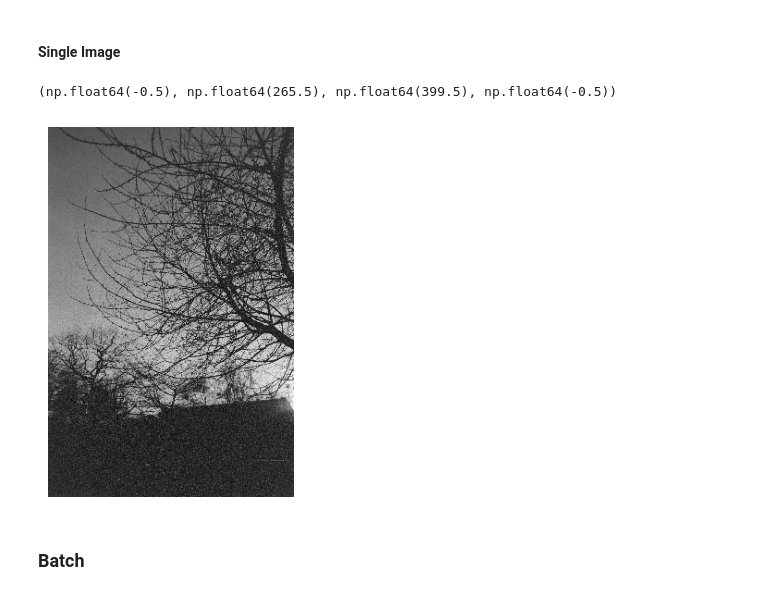
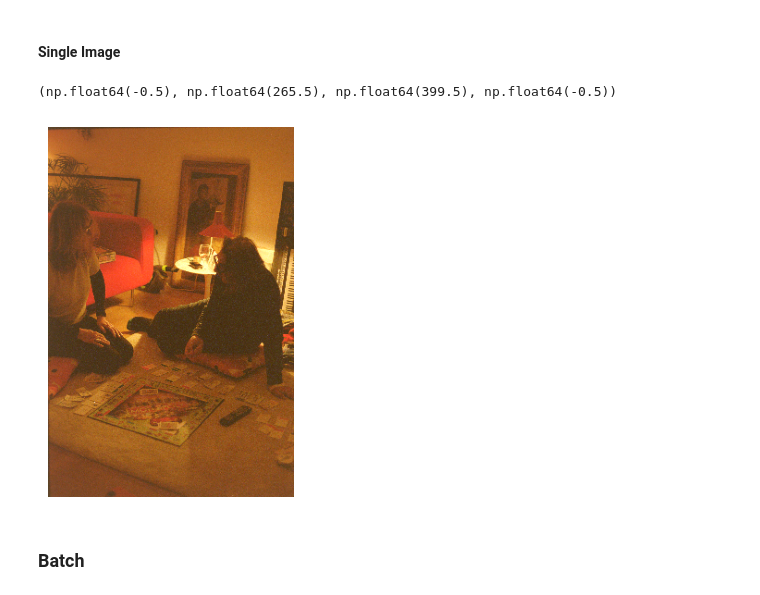
Before and after one commit to Loumstar/nevernegative, a Jupyter notebook: notebooks/process.ipynb, the cells around one changed output. Drawn from its saved outputs; the diff is of its cells as text; code cells hidden in the pictures.

```diff
--- a/notebooks/process.ipynb
+++ b/notebooks/process.ipynb
@@ -8,9 +8,9 @@ import matplotlib.pyplot as plt
 # %% [markdown]
 ## Location
 # %%
-drive = Path.cwd() / "Library/CloudStorage/GoogleDrive-louis.manestar@gmail.com/My Drive/"
-scan_version = "v2"
-folder_name = "25-03-06 PX:Home:Tate Nikon P3200"
+drive = Path.home() / "Library/CloudStorage/GoogleDrive-louis.manestar@gmail.com/My Drive/"
+scan_version = "v1"
+folder_name = "24-12-25 Christmas Nikon Portra"
 glob = "*.NEF"
 
 folder_path = drive / "Film Photos" / folder_name
@@ -49,20 +47,20 @@ layers = [
 # %%
 scanner = SimpleScanner([Resize(height=400), *layers], device="mps")
 
-filename = "DSC_2436.NEF"
+filename = "DSC_2497.NEF"
 
 processed = scanner.file(
     source=images_path / filename,
     destination=output_path / "single_image",
     is_raw=True,
     plot_path="image_location"
 )
 
-plt.imshow(processed.permute(1, 2, 0).cpu().numpy(), cmap="gray")
+plt.imshow(processed.permute(1, 2, 0).cpu().numpy())
 plt.axis("off")
 # %% [output]
 (np.float64(-0.5), np.float64(265.5), np.float64(399.5), np.float64(-0.5))
-[figure, old version]
+[figure, new version]
 # %% [markdown]
 ### Batch
 # %%
```
Also changed, not shown: parts of 2 cells of this notebook, 15 other files.
